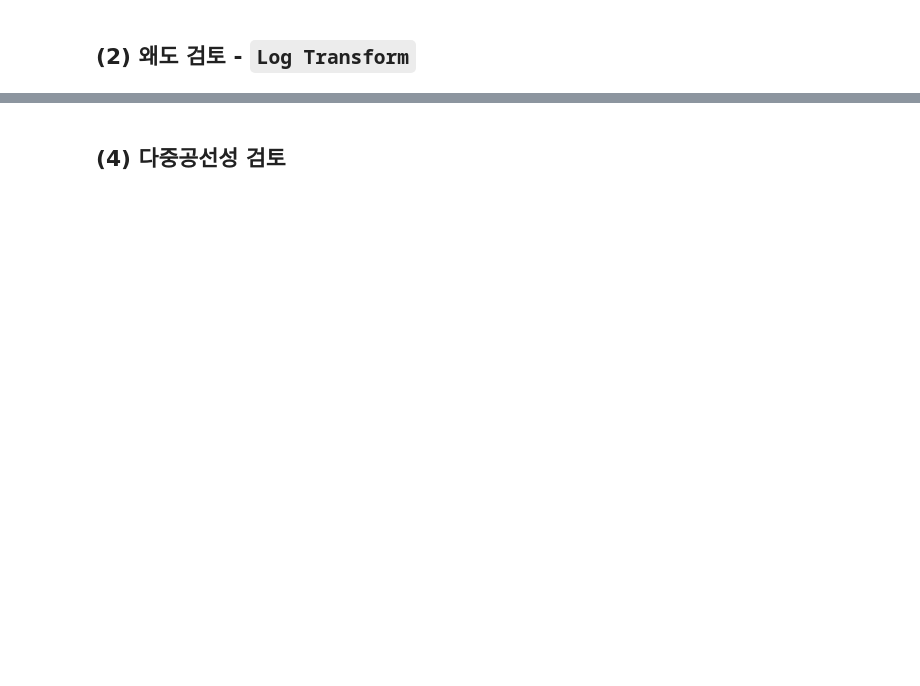
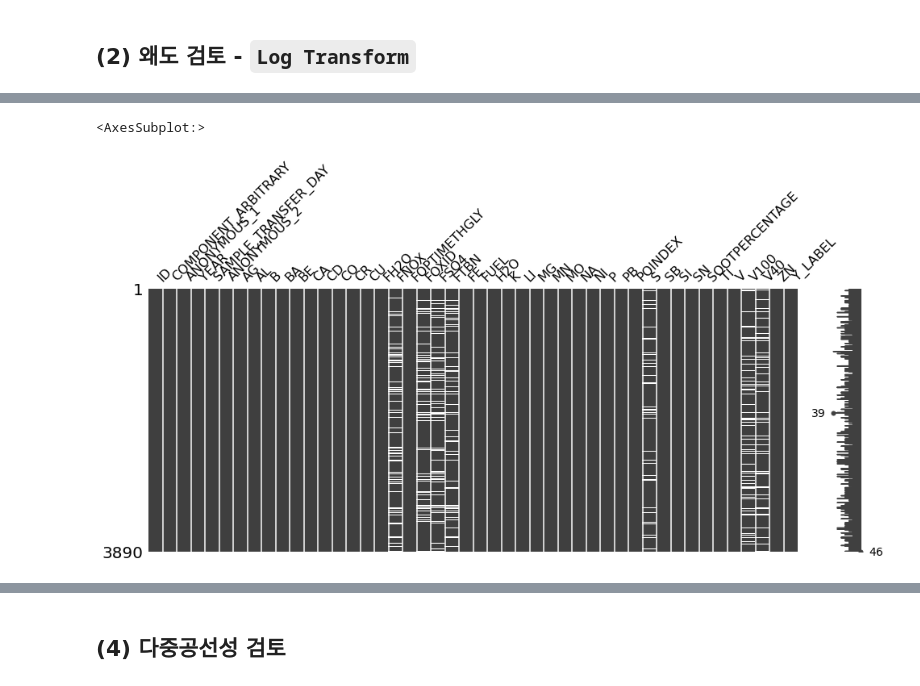
Before and after one commit to kstyle2198/dacon_oil_clfs, a Jupyter notebook: try7_EDA & Feature Engineering.ipynb, the cells around one changed output, grey strips where cells are left out. Drawn from its saved outputs; the diff is of its cells as text; code cells hidden in the pictures; blank space fills up the shorter version.

```diff
--- a/try7_EDA & Feature Engineering.ipynb
+++ b/try7_EDA & Feature Engineering.ipynb
@@ -408,0 +495,5 @@ test_c1.head(10)
+# %%
+msno.matrix(train_c1, figsize=(16,6))
+# %% [output]
+<AxesSubplot:>
+[figure, added]
```
Also changed, not shown: parts of 76 cells of this notebook, 8 other files.
